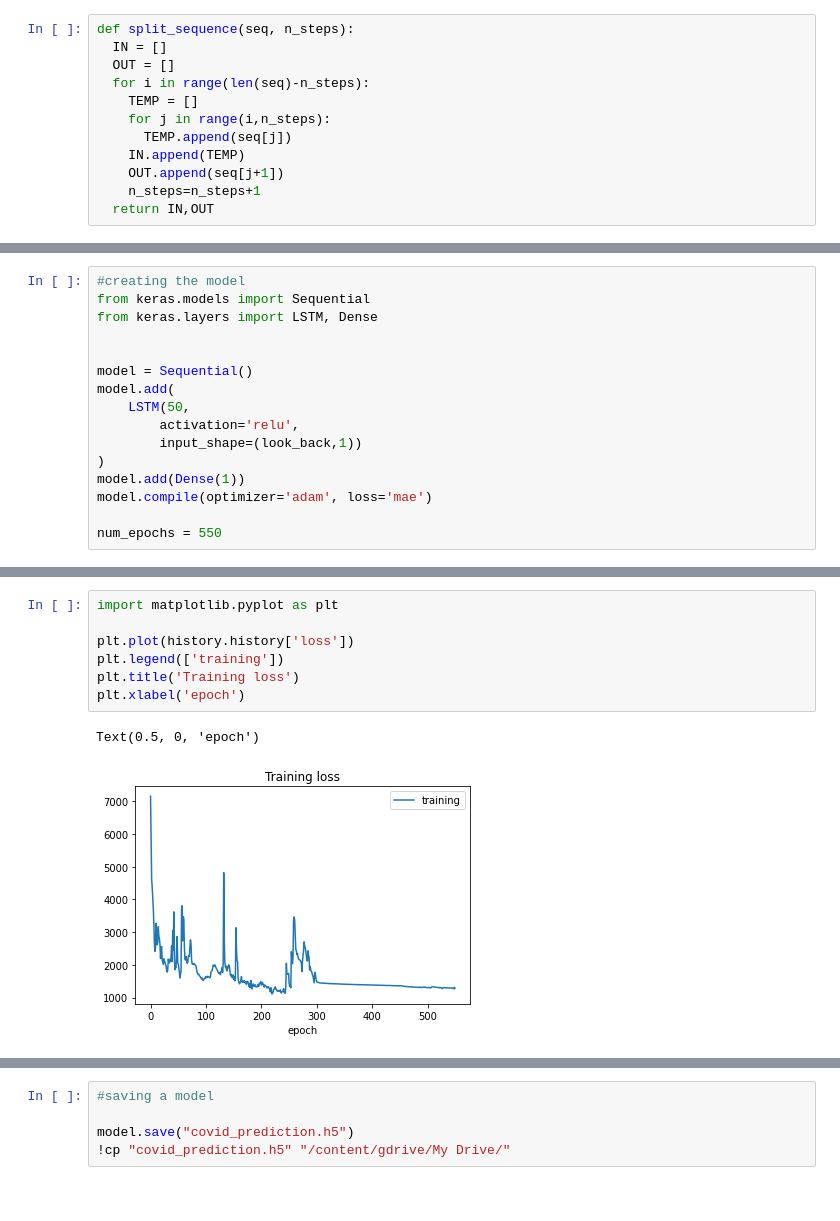
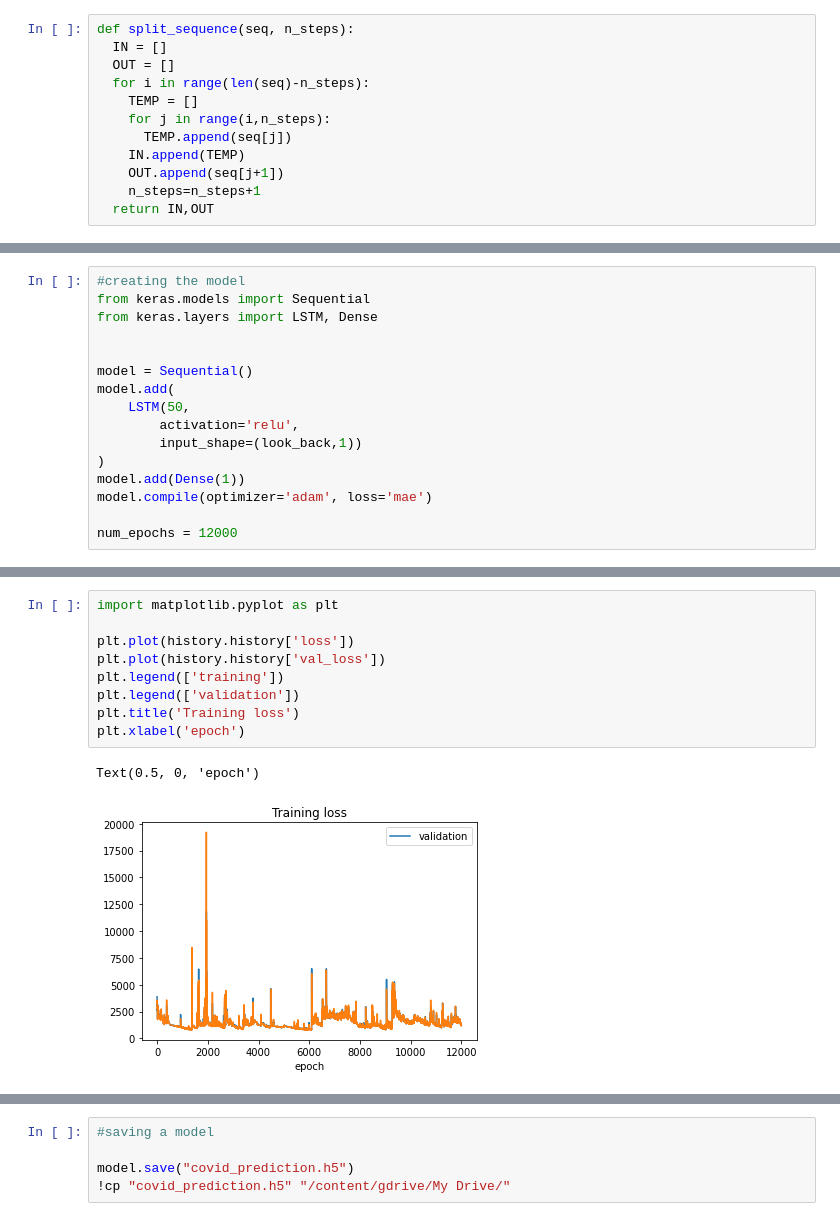
Before and after one commit to itrail/CovidDataAnalyzing, a Jupyter notebook: CovidDataAnalyzing.ipynb, the cells around one changed output, grey strips where cells are left out. Drawn from its saved outputs; the diff is of its cells as text.

```diff
--- a/CovidDataAnalyzing.ipynb
+++ b/CovidDataAnalyzing.ipynb
@@ -276,4 +301,4 @@ model.add(
 model.add(Dense(1))
 model.compile(optimizer='adam', loss='mae')
 
-num_epochs = 550
+num_epochs = 12000
@@ -315,10 +342,12 @@ Epoch 550/550
 # %%
 import matplotlib.pyplot as plt
 
 plt.plot(history.history['loss'])
+plt.plot(history.history['val_loss'])
 plt.legend(['training'])
+plt.legend(['validation'])
 plt.title('Training loss')
 plt.xlabel('epoch')
 # %% [output]
 Text(0.5, 0, 'epoch')
-[figure, old version]
+[figure, new version]
```
Also changed, not shown: parts of 23 cells of this notebook.
